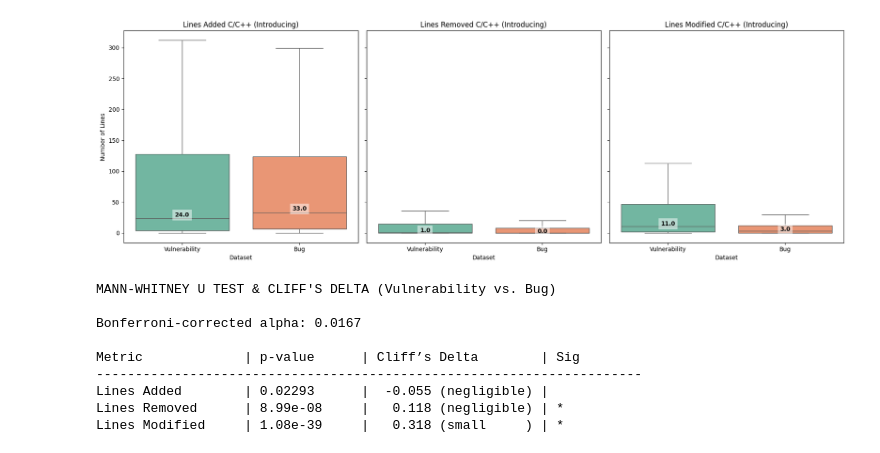
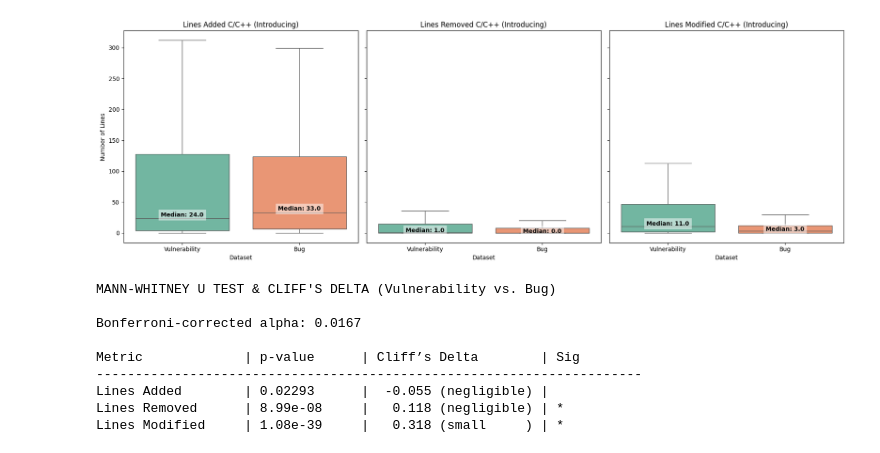
Before and after one commit to zaryanz/churn-bugs-vulns, a Jupyter notebook: notebooks/diffstat_results.ipynb, the cells around one changed output. Drawn from its saved outputs; the diff is of its cells as text; code cells hidden in the pictures.

```diff
--- a/notebooks/diffstat_results.ipynb
+++ b/notebooks/diffstat_results.ipynb
@@ -89,7 +89,7 @@ for i, metric in enumerate(metrics):
         ax.text(
             xtick,
             m_val * 1.1 if m_val > 0 else 0.1,
-            f'{m_val:.1f}',
+            f'Median: {m_val:.1f}',
             horizontalalignment='center',
             size='medium',
             color='black',
@@ -144,35 +144,35 @@ for i, metric in enumerate(metrics):
         legend=False
     )
 
     # --- Logic to add Median Labels ---
     # We calculate medians grouped by Dataset for the specific metric
     medians = df_introducing.groupby('Dataset')[metric].median()
 
     # Get the x-tick positions (0 for first box, 1 for second)
     for xtick in range(len(ax.get_xticklabels())):
         dataset_name = ax.get_xticklabels()[xtick].get_text()
         m_val = medians[dataset_name]
 
         ax.text(
             xtick,
             m_val * 1.1 if m_val > 0 else 0.1,
-            f'{m_val:.1f}',
+            f'Median: {m_val:.1f}',
             horizontalalignment='center',
             size='medium',
             color='black',
             weight='bold',
             bbox=dict(facecolor='white', alpha=0.5, edgecolor='none')
         )
 
     ax.set_title(titles[i])
     ax.set_ylabel('Number of Lines' if i == 0 else '')
 
 plt.tight_layout()
 plt.show()
 
 run_stats(df_introducing)
 # %% [output]
-[figure, old version]
+[figure, new version]
 MANN-WHITNEY U TEST & CLIFF'S DELTA (Vulnerability vs. Bug)
 
 Bonferroni-corrected alpha: 0.0167
```
Also changed, not shown: parts of 3 cells of this notebook, 6 other files.
